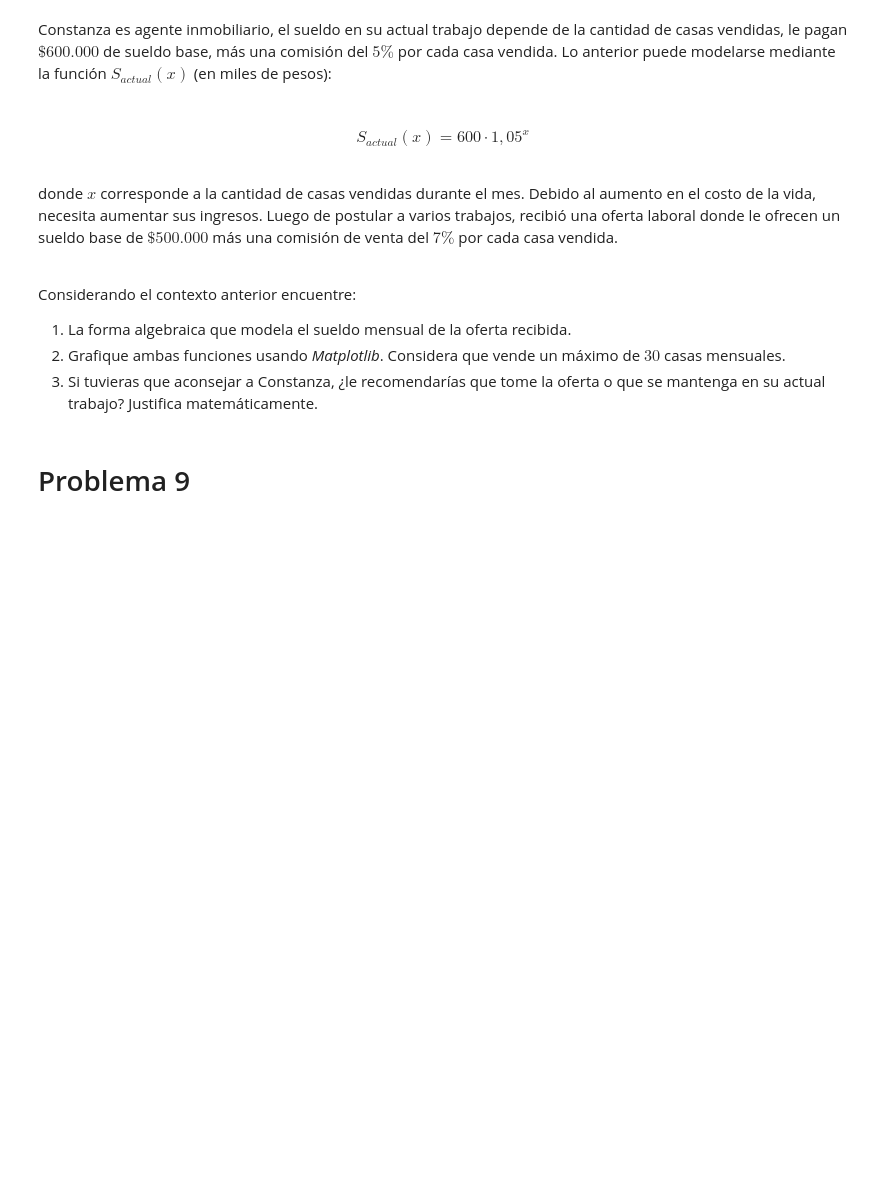
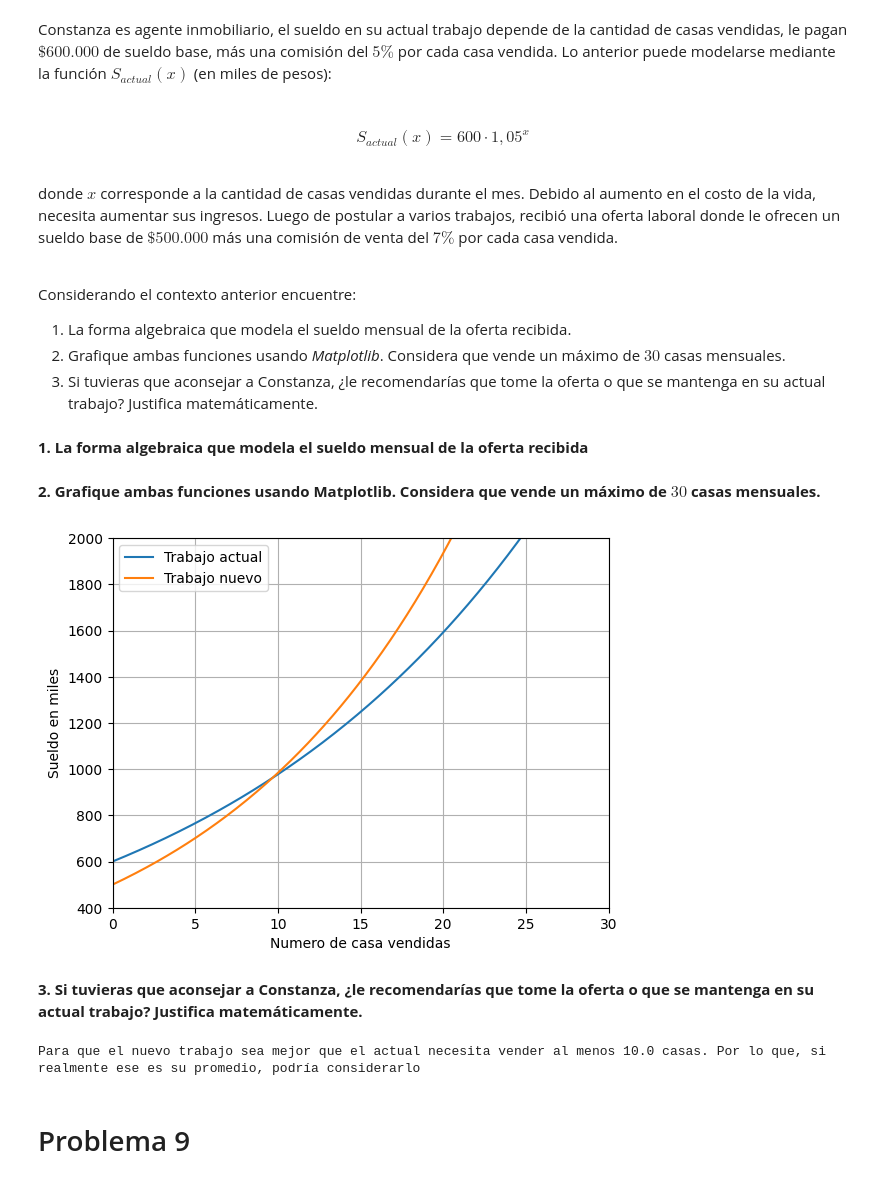
Before and after one commit to SolidusStrange/Matematica-Aplicada, a Jupyter notebook: G3_Aplicaciones_de_funciones.ipynb, the cells around one changed output. Drawn from its saved outputs; the diff is of its cells as text; code cells hidden in the pictures; blank space fills up the shorter version.

```diff
--- a/G3_Aplicaciones_de_funciones.ipynb
+++ b/G3_Aplicaciones_de_funciones.ipynb
@@ -239,3 +239,5 @@ Considerando el contexto anterior encuentre:
 1. La forma algebraica que modela el sueldo mensual de la oferta recibida.
 2. Grafique ambas funciones usando *Matplotlib*. Considera que vende un máximo de $30$ casas mensuales.
 3. Si tuvieras que aconsejar a Constanza, ¿le recomendarías que tome la oferta o que se mantenga en su actual trabajo? Justifica matemáticamente.
+# %% [markdown]
+**1. La forma algebraica que modela el sueldo mensual de la oferta recibida**
@@ -242,3 +247,58 @@ Considerando el contexto anterior encuentre:
+# %% [markdown]
+**2. Grafique ambas funciones usando Matplotlib. Considera que vende un máximo de $30$ casas mensuales.**
+# %%
+def Sactual(x):
+  return 600 * 1.05 ** x
+
+def Snueva(x):
+  return 500 * 1.07 ** x
+
+x=np.arange(0, 31, 0.1)
+
+plt.plot(x,Sactual(x), label="Trabajo actual")
+plt.plot(x,Snueva(x), label="Trabajo nuevo")
+plt.legend()
+plt.axis([0, 30 , 400, 2000])
+plt.xlabel("Numero de casa vendidas")
+plt.ylabel("Sueldo en miles")
+plt.grid(True)
+plt.show()
+# %% [output]
+[figure, added]
+# %% [markdown]
+**3. Si tuvieras que aconsejar a Constanza, ¿le recomendarías que tome la oferta o que se mantenga en su actual trabajo? Justifica matemáticamente.**
+# %%
+import numpy as np
+from scipy.optimize import fsolve
+
+# Definir las funciones
+def Sactual(x):
+    return 600 * 1.05 ** x
+
+def Snueva(x):
+    return 500 * 1.07 ** x
+
+def inter(x):
+    return Sactual(x) - Snueva(x)
+
+# Intentar con un valor inicial centrado en el intervalo esperado
+x = np.linspace(0, 10, 1)
+
+# Resolver la ecuación con el valor inicial
+solu = np.around(fsolve(inter,x), decimals=0)
+
+# Filtrar la solución única
+soluf = np.unique(solu)
+
+# Ver el resultado
+if soluf.size > 0:
+  resultado = soluf[0]
+else:
+  resultado = soluf[1]
+
+print(f"Para que el nuevo trabajo sea mejor que el actual necesita vender al menos {resultado} casas. Por lo que, si realmente ese es su promedio, podría considerarlo")
+# %% [output]
+Para que el nuevo trabajo sea mejor que el actual necesita vender al menos 10.0 casas. Por lo que, si realmente ese es su promedio, podría considerarlo
 # %% [markdown]
 # Problema 9
 # %% [markdown]
```
Also changed, not shown: parts of 5 cells of this notebook.
